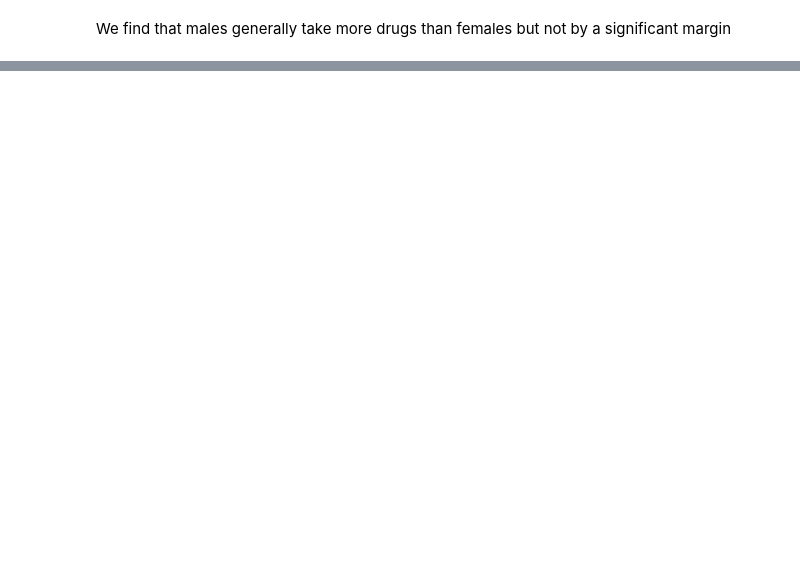
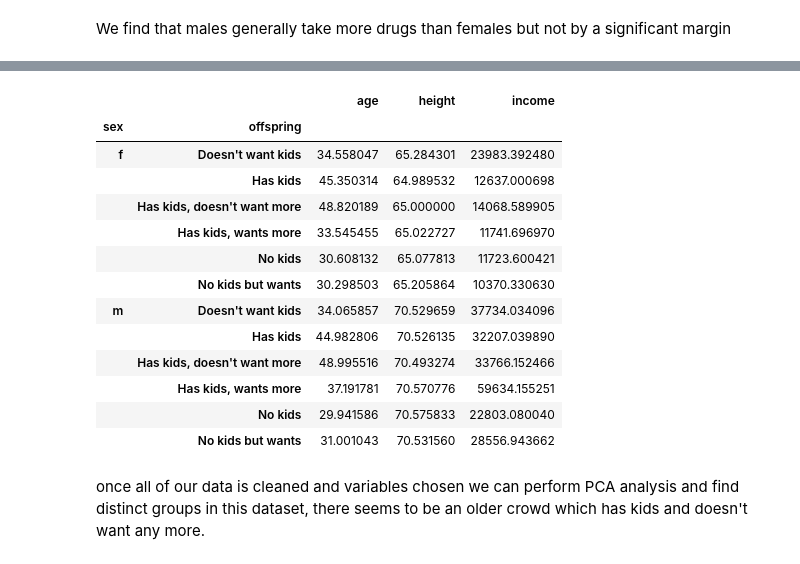
Before and after one commit to brianellis1997/DateAScientist, a Jupyter notebook: date-a-scientist.ipynb, the cells around one changed output, grey strips where cells are left out. Saved outputs shown, nothing was run; the diff lists cells and outputs as text; code cells hidden in the pictures; blank space fills up the shorter version.

Commit message:
Analyzing orientation and offspring

```diff
--- a/date-a-scientist.ipynb
+++ b/date-a-scientist.ipynb
@@ -747,0 +877,23 @@ We find that males generally take more drugs than females but not by a significa
+# %%
+# Aggregate offspring classes and clean up the names
+replacement_dict = {
+    "doesn&rsquo;t have kids, but might want them": "No kids but wants",
+    "doesn&rsquo;t have kids, but wants them": "No kids but wants",
+    "might want kids": "No kids but wants",
+    "doesn&rsquo;t have kids": "No kids",
+    "doesn&rsquo;t want kids": "Doesn't want kids",
+    "doesn&rsquo;t have kids, and doesn&rsquo;t want any": "Doesn't want kids",
+    "has a kid": "Has kids",
+    "has kids": "Has kids",
+    "has kids, but doesn&rsquo;t want more": "Has kids, doesn't want more",
+    "has a kid, but doesn&rsquo;t want more": "Has kids, doesn't want more",
+    "wants kids": "No kids but wants",
+    "has a kid, and might want more": "Has kids, wants more",
+    "has kids, and might want more": "Has kids, wants more",
+    "has a kid, and wants more": "Has kids, wants more",
+    "has kids, and wants more": "Has kids, wants more"
+}
+
+top_cities['offspring'] = top_cities['offspring'].replace(replacement_dict)
+
+top_cities.offspring.value_counts()
@@ -747,0 +932,19 @@ We find that males generally take more drugs than females but not by a significa
+# %%
+top_cities.groupby(['sex', 'offspring']).mean()
+# %% [output]
+|  |  | age | height | income |
+| sex | offspring |  |  |  |
+| f | Doesn't want kids | 34.558047 | 65.284301 | 23983.392480 |
+|  | Has kids | 45.350314 | 64.989532 | 12637.000698 |
+|  | Has kids, doesn't want more | 48.820189 | 65.000000 | 14068.589905 |
+|  | Has kids, wants more | 33.545455 | 65.022727 | 11741.696970 |
+|  | No kids | 30.608132 | 65.077813 | 11723.600421 |
+|  | No kids but wants | 30.298503 | 65.205864 | 10370.330630 |
+| m | Doesn't want kids | 34.065857 | 70.529659 | 37734.034096 |
+|  | Has kids | 44.982806 | 70.526135 | 32207.039890 |
+|  | Has kids, doesn't want more | 48.995516 | 70.493274 | 33766.152466 |
+|  | Has kids, wants more | 37.191781 | 70.570776 | 59634.155251 |
+|  | No kids | 29.941586 | 70.575833 | 22803.080040 |
+|  | No kids but wants | 31.001043 | 70.531560 | 28556.943662 |
+# %% [markdown]
+once all of our data is cleaned and variables chosen we can perform PCA analysis and find distinct groups in this dataset, there seems to be an older crowd which has kids and doesn't want any more.
```
Also changed, not shown: parts of 18 cells of this notebook.
